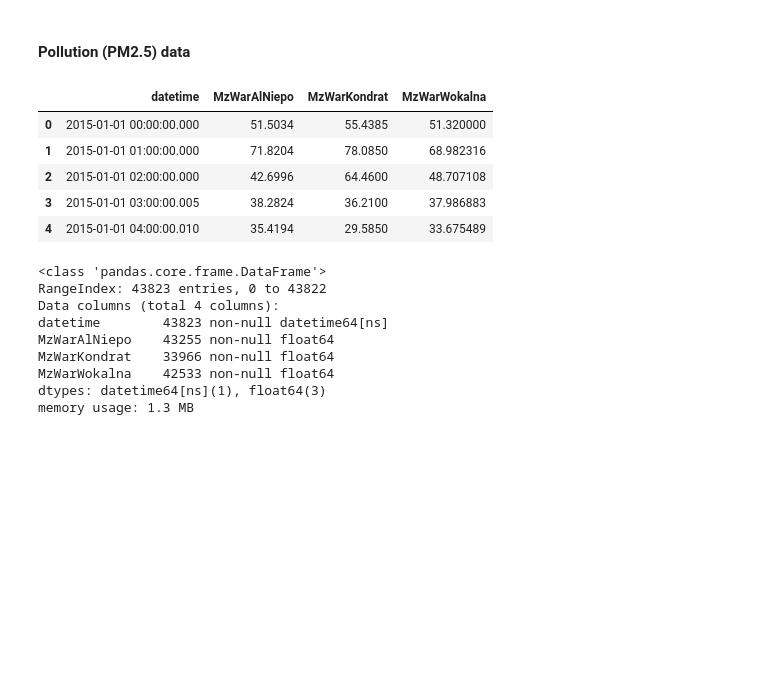
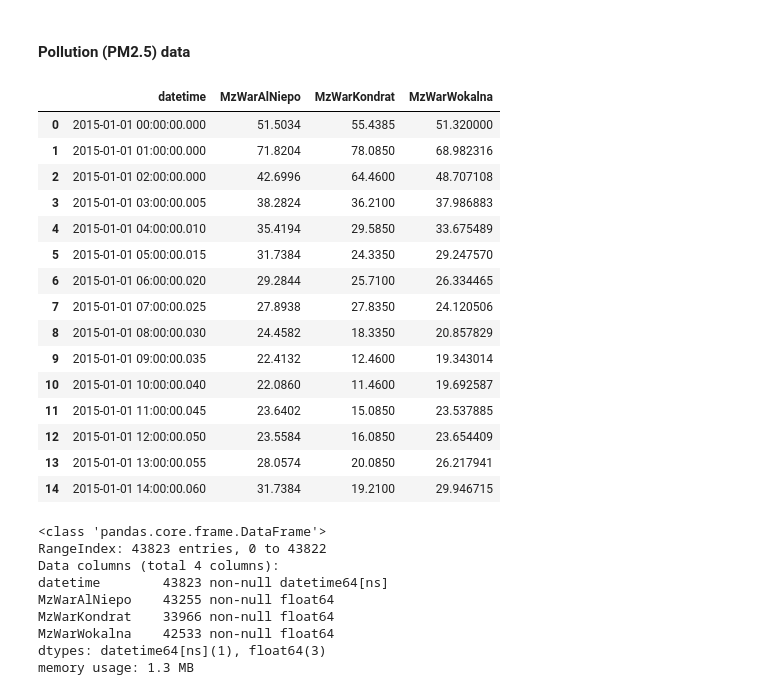
Before and after one commit to mattzajac/DataWorkshop_Competition_Warsaw_Air_Pollution, a Jupyter notebook: Warsaw Air Pollution EDA.ipynb, the cells around one changed output. Drawn from its saved outputs; the diff is of its cells as text; code cells hidden in the pictures; blank space fills up the shorter version.

```diff
--- a/Warsaw Air Pollution EDA.ipynb
+++ b/Warsaw Air Pollution EDA.ipynb
@@ -220,11 +220,21 @@ array([nan, 'rain', 'snow', 'sleet'], dtype=object)
 # %% [markdown]
 #### Pollution (PM2.5) data
 # %%
-gios.head()
+gios.head(15)
 # %% [output]
 |  | datetime | MzWarAlNiepo | MzWarKondrat | MzWarWokalna |
 | 0 | 2015-01-01 00:00:00.000 | 51.5034 | 55.4385 | 51.320000 |
 | 1 | 2015-01-01 01:00:00.000 | 71.8204 | 78.0850 | 68.982316 |
 | 2 | 2015-01-01 02:00:00.000 | 42.6996 | 64.4600 | 48.707108 |
 | 3 | 2015-01-01 03:00:00.005 | 38.2824 | 36.2100 | 37.986883 |
 | 4 | 2015-01-01 04:00:00.010 | 35.4194 | 29.5850 | 33.675489 |
+| 5 | 2015-01-01 05:00:00.015 | 31.7384 | 24.3350 | 29.247570 |
+| 6 | 2015-01-01 06:00:00.020 | 29.2844 | 25.7100 | 26.334465 |
+| 7 | 2015-01-01 07:00:00.025 | 27.8938 | 27.8350 | 24.120506 |
+| 8 | 2015-01-01 08:00:00.030 | 24.4582 | 18.3350 | 20.857829 |
+| 9 | 2015-01-01 09:00:00.035 | 22.4132 | 12.4600 | 19.343014 |
+| 10 | 2015-01-01 10:00:00.040 | 22.0860 | 11.4600 | 19.692587 |
+| 11 | 2015-01-01 11:00:00.045 | 23.6402 | 15.0850 | 23.537885 |
+| 12 | 2015-01-01 12:00:00.050 | 23.5584 | 16.0850 | 23.654409 |
+| 13 | 2015-01-01 13:00:00.055 | 28.0574 | 20.0850 | 26.217941 |
+| 14 | 2015-01-01 14:00:00.060 | 31.7384 | 19.2100 | 29.946715 |
```
Also changed, not shown: parts of 13 cells of this notebook.
